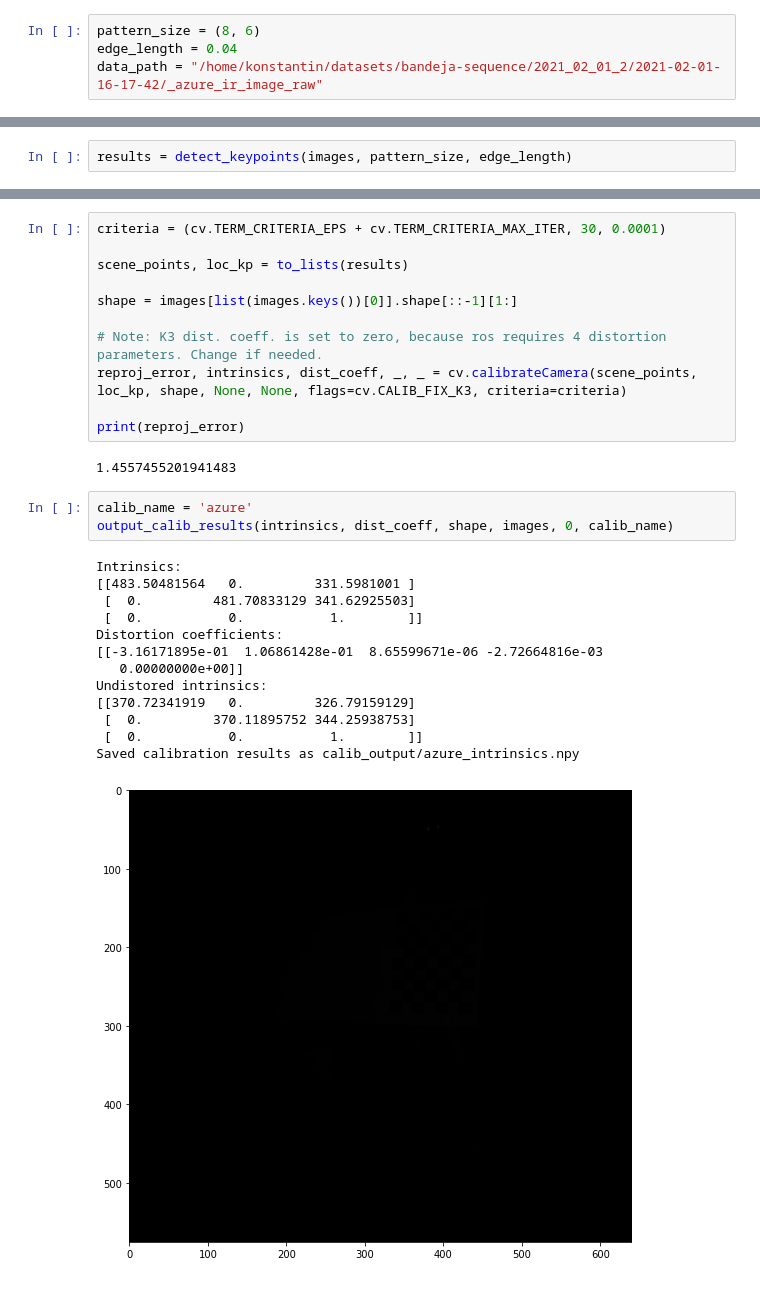
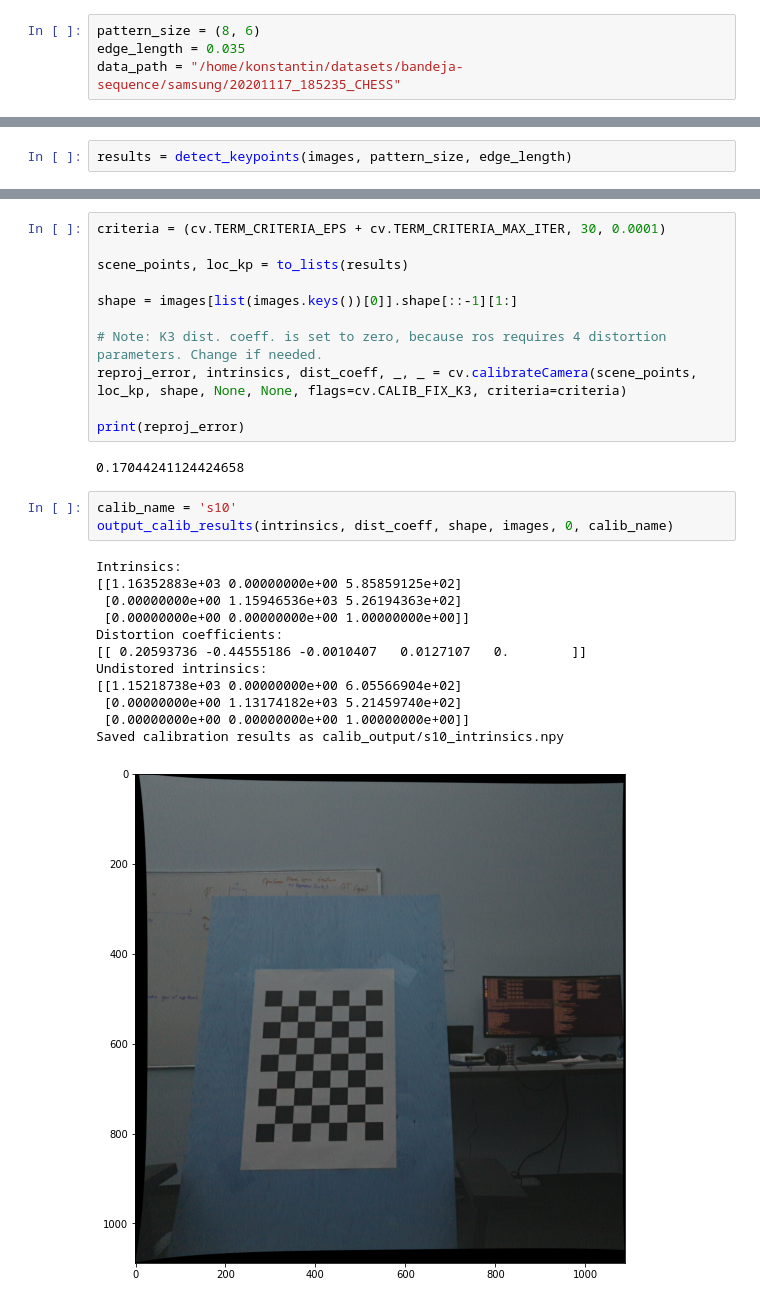
Before and after one commit to Marselka/CalibrationProject, a Jupyter notebook: intrinsics_calibration.ipynb, the cells around one changed output, grey strips where cells are left out. Saved outputs shown, nothing was run; the diff lists cells and outputs as text.

Commit message:
Updated extrinsics calibration

```diff
--- a/intrinsics_calibration.ipynb
+++ b/intrinsics_calibration.ipynb
@@ -24,7 +11,7 @@ The animation.avconv_args rcparam was deprecated in Matplotlib 3.3 and will be r
 # %%
 pattern_size = (8, 6)
-edge_length = 0.04
-data_path = "/home/konstantin/datasets/bandeja-sequence/2021_02_01_2/2021-02-01-16-17-42/_azure_ir_image_raw"
+edge_length = 0.035
+data_path = "/home/konstantin/datasets/bandeja-sequence/samsung/20201117_185235_CHESS"
 # %%
 images = get_images(data_path, period=4)
 # %%
@@ -49,21 +36,20 @@ reproj_error, intrinsics, dist_coeff, _, _ = cv.calibrateCamera(scene_points, lo
 
 print(reproj_error)
 # %% [output]
-1.4557455201941483
+0.17044241124424658
 # %%
-calib_name = 'azure'
+calib_name = 's10'
 output_calib_results(intrinsics, dist_coeff, shape, images, 0, calib_name)
 # %% [output]
 Intrinsics:
-[[483.50481564   0.         331.5981001 ]
- [  0.         481.70833129 341.62925503]
- [  0.           0.           1.        ]]
+[[1.16352883e+03 0.00000000e+00 5.85859125e+02]
+ [0.00000000e+00 1.15946536e+03 5.26194363e+02]
+ [0.00000000e+00 0.00000000e+00 1.00000000e+00]]
 Distortion coefficients:
-[[-3.16171895e-01  1.06861428e-01  8.65599671e-06 -2.72664816e-03
-   0.00000000e+00]]
+[[ 0.20593736 -0.44555186 -0.0010407   0.0127107   0.        ]]
 Undistored intrinsics:
-[[370.72341919   0.         326.79159129]
- [  0.         370.11895752 344.25938753]
- [  0.           0.           1.        ]]
-Saved calibration results as calib_output/azure_intrinsics.npy
+[[1.15218738e+03 0.00000000e+00 6.05566904e+02]
+ [0.00000000e+00 1.13174182e+03 5.21459740e+02]
+ [0.00000000e+00 0.00000000e+00 1.00000000e+00]]
+Saved calibration results as calib_output/s10_intrinsics.npy
-[figure, old version]
+[figure, new version]
```
Also changed, not shown: parts of 4 cells of this notebook, 5 other files.
